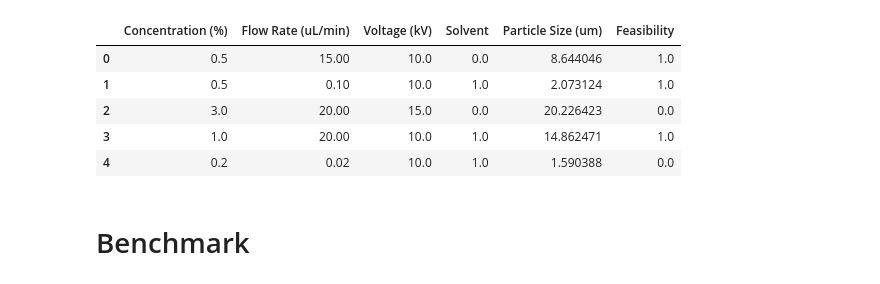
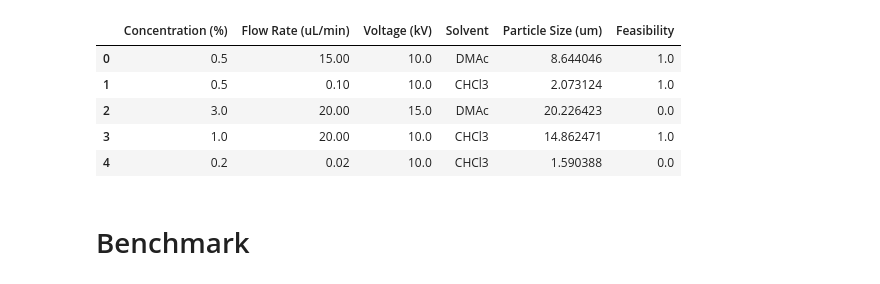
Before and after one commit to FrankWanger/CCBO, a Jupyter notebook: CCBO_benchmark.ipynb, the cells around one changed output. Drawn from its saved outputs; the diff is of its cells as text; code cells hidden in the pictures.

```diff
--- a/CCBO_benchmark.ipynb
+++ b/CCBO_benchmark.ipynb
@@ -16,7 +16,7 @@ tkwargs = {
 }
 
 # Set the aiming particle size (um)
-TARGET_SIZE = torch.tensor(6.0, **tkwargs)
+TARGET_SIZE = torch.tensor(18.0, **tkwargs)
 
 # Set the solvent dictionary: 0 for DMAc, 1 for CHCl3
 SOLVENT_DICT = {1: "CHCl3", 0: "DMAc"}
@@ -31,38 +31,38 @@ BATCH_SIZE = 2
 strategies = ("qEI", "qEI_vi_mixed_con", "qEICF_vi_mixed_con", "rnd") # qEI for vanilla BO, qEI_vi_mixed_con for constrained BO, qEICF_vi_mixed_con for CCBO, rnd for random search
 
 # Set if using parallel computing
 PARA_EVAL = True
 
 # exp_record organized by [Concentration (%), Flow Rate (uL/min), Voltage (kV), Solvent]
 exp_record = torch.tensor(
     [
         [0.5, 15, 10, 0],
         [0.5, 0.1, 10, 1],
         [3, 20, 15, 0],
         [1, 20, 10, 1],
         [0.2, 0.02, 10, 1],
     ],
     **tkwargs
 )
 
 X_init = exp_record
 Y_init = sim_espray_constrained(X_init)
 
 # show initial experiment as a dataframe
 experiment_df = pd.DataFrame(
     torch.cat([X_init, Y_init], dim=-1).detach().numpy(),
     columns=["Concentration (%)", "Flow Rate (uL/min)", "Voltage (kV)", "Solvent", "Particle Size (um)", "Feasibility"],
 )
 # Convert the solvent column to string
 experiment_df["Solvent"] = experiment_df["Solvent"].map({1: "CHCl3", 0: "DMAc"})
 experiment_df
 # %% [output]
 |  | Concentration (%) | Flow Rate (uL/min) | Voltage (kV) | Solvent | Particle Size (um) | Feasibility |
-| 0 | 0.5 | 15.00 | 10.0 | 0.0 | 8.644046 | 1.0 |
-| 1 | 0.5 | 0.10 | 10.0 | 1.0 | 2.073124 | 1.0 |
-| 2 | 3.0 | 20.00 | 15.0 | 0.0 | 20.226423 | 0.0 |
-| 3 | 1.0 | 20.00 | 10.0 | 1.0 | 14.862471 | 1.0 |
-| 4 | 0.2 | 0.02 | 10.0 | 1.0 | 1.590388 | 0.0 |
+| 0 | 0.5 | 15.00 | 10.0 | DMAc | 8.644046 | 1.0 |
+| 1 | 0.5 | 0.10 | 10.0 | CHCl3 | 2.073124 | 1.0 |
+| 2 | 3.0 | 20.00 | 15.0 | DMAc | 20.226423 | 0.0 |
+| 3 | 1.0 | 20.00 | 10.0 | CHCl3 | 14.862471 | 1.0 |
+| 4 | 0.2 | 0.02 | 10.0 | CHCl3 | 1.590388 | 0.0 |
 # %% [markdown]
 # Benchmark
 # %%
```
Also changed, not shown: parts of 3 cells of this notebook.
